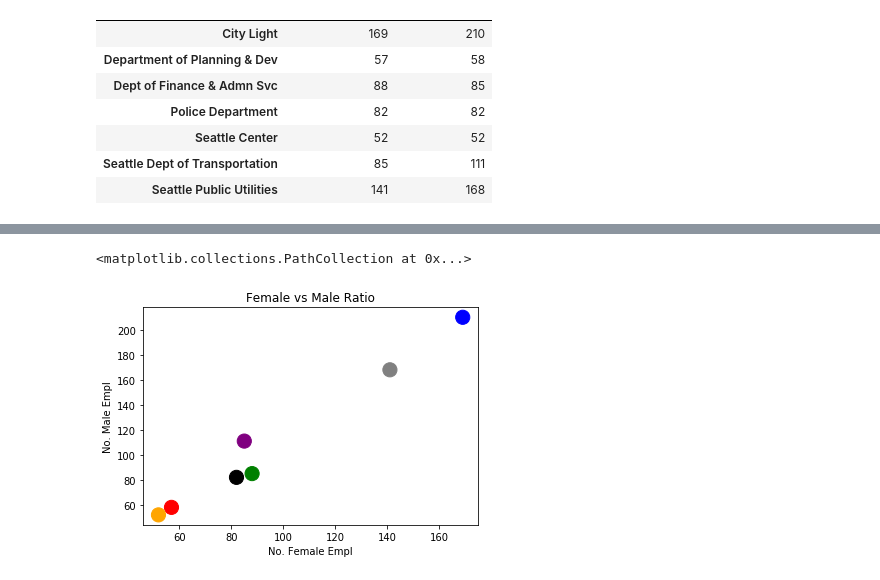
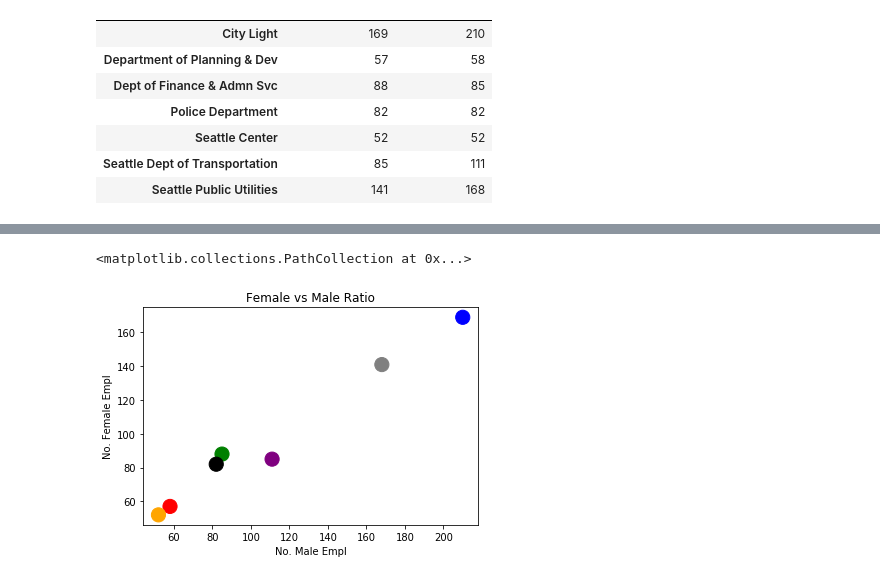
Before and after one commit to garrettsanders/Wage_Gap_Seattle, a Jupyter notebook: Chavez Scatter Plot .ipynb, the cells around one changed output, grey strips where cells are left out. Cells and saved outputs as stored; diff of their text form; code cells hidden in the pictures.

```diff
--- a/Chavez Scatter Plot .ipynb
+++ b/Chavez Scatter Plot .ipynb
@@ -75,7 +75,7 @@ type(chart_data)
 pandas.core.frame.DataFrame
 # %%
 # create new df with department and male femal values added
-chartData=chart_data_df.groupby([
+chartData_df=chart_data_df.groupby([
     'Department'
 ]).agg({
     'No. Female Empl': "count",  # get the count of females
@@ -115,15 +106,15 @@ af
 # %%
 #create scatter plot
 #set values
 s = 200
 c = ['blue', 'red', 'green', 'black', 'orange','purple','grey']
-x = chartData["No. Female Empl"]
-y = chartData["No. Male Empl"]
+x = chartData_df["No. Male Empl"]
+y = chartData_df["No. Female Empl"]
 #format labels and title
 plt.title("Female vs Male Ratio")
-plt.xlabel("No. Female Empl")
-plt.ylabel("No. Male Empl")
+plt.xlabel("No. Male Empl")
+plt.ylabel("No. Female Empl")
 plt.scatter(x, y, s, c)
 # %% [output]
 <matplotlib.collections.PathCollection at 0x...>
-[figure, old version]
+[figure, new version]
```
Also changed, not shown: parts of 4 cells of this notebook, 1 other file.
